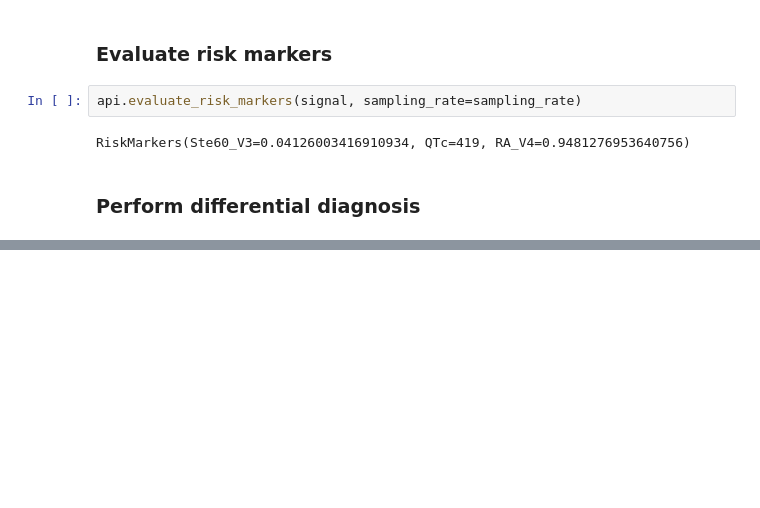
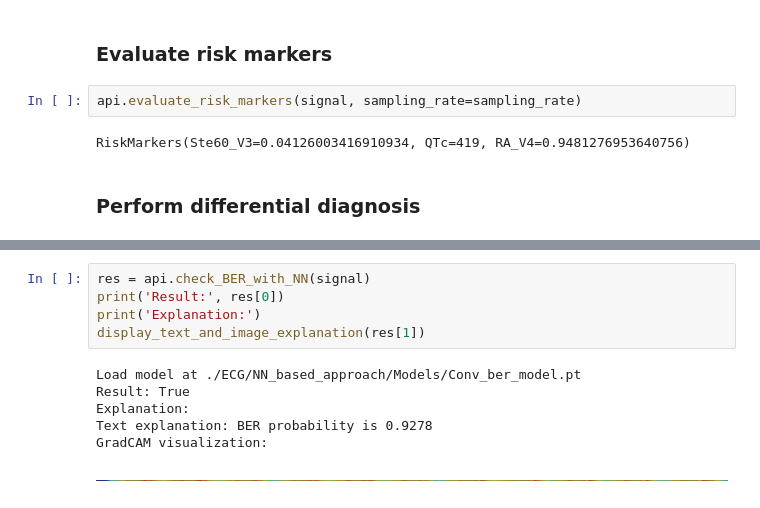
Before and after one commit to aimclub/ECG, a Jupyter notebook: examples/intro_to_ECG.ipynb, the cells around one changed output, grey strips where cells are left out. Cells and saved outputs as stored; diff of their text form; blank space fills up the shorter version.

```diff
--- a/examples/intro_to_ECG.ipynb
+++ b/examples/intro_to_ECG.ipynb
@@ -97,0 +106,12 @@ Load model at ./ECG/NN_based_approach/Models/Conv_mi_model.pt
+# %%
+res = api.check_BER_with_NN(signal)
+print('Result:', res[0])
+print('Explanation:')
+display_text_and_image_explanation(res[1])
+# %% [output]
+Load model at ./ECG/NN_based_approach/Models/Conv_ber_model.pt
+Result: True
+Explanation:
+Text explanation: BER probability is 0.9278
+GradCAM visualization:
+[figure, added]
```
Also changed, not shown: parts of 13 cells of this notebook.
